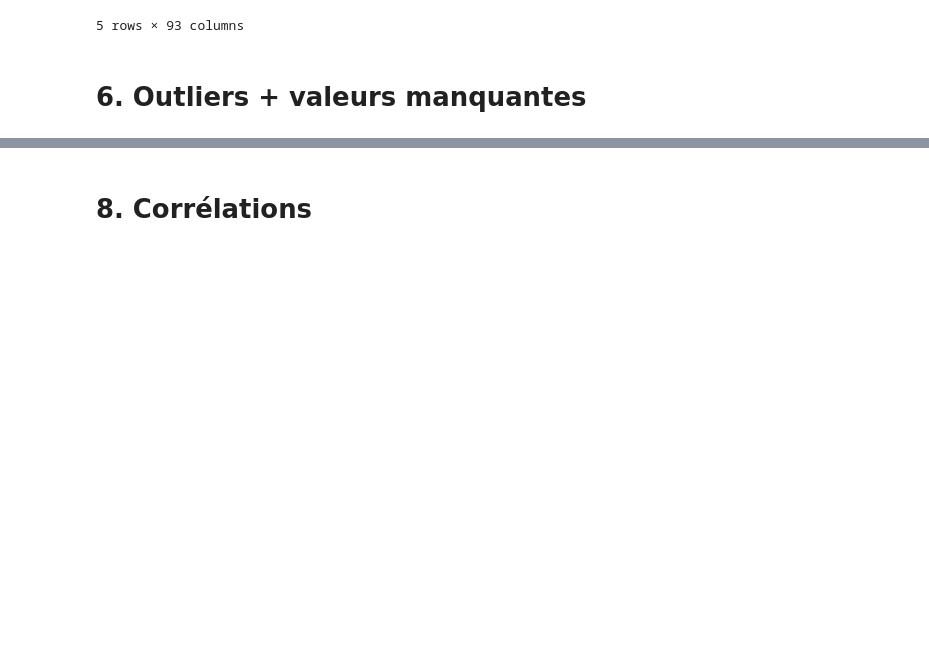
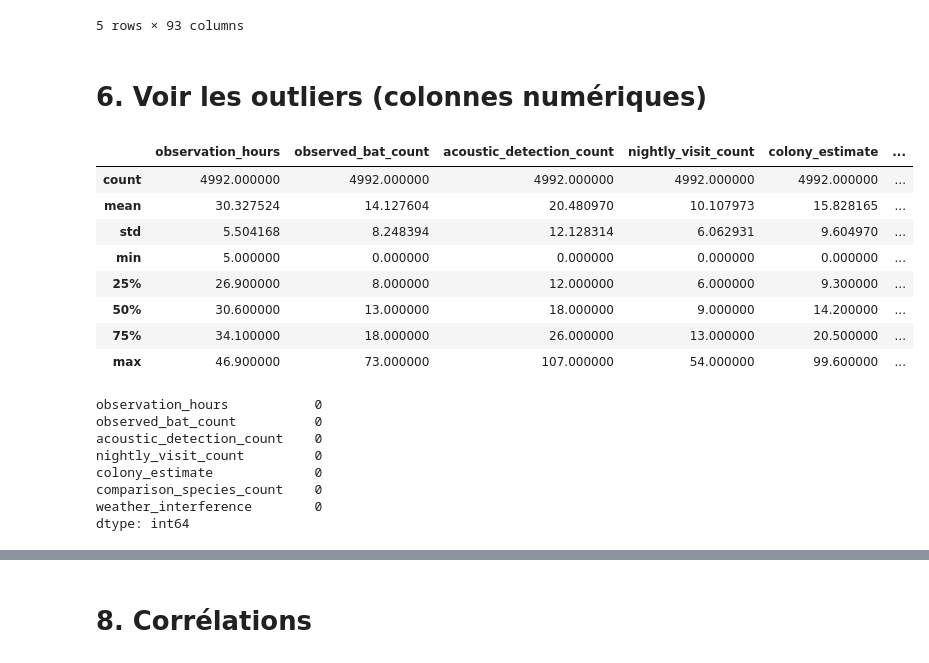
Before and after one commit to HananeDjouadi/G05-DataMining-2627, a Jupyter notebook: data/ecology/bat_surveys.ipynb, the cells around one changed output, grey strips where cells are left out. Saved outputs shown, nothing was run; the diff lists cells and outputs as text; code cells hidden in the pictures; blank space fills up the shorter version.

```diff
--- a/data/ecology/bat_surveys.ipynb
+++ b/data/ecology/bat_surveys.ipynb
@@ -566,4 +572,34 @@ Nouvelles dimensions du dataset : (4992, 93)
 | 4 | BAT-0000005 | 2019-05-05 18:00:00 | 2019-05-12 | 32.0 | 23 | 29 | ... |
 5 rows × 93 columns
 # %% [markdown]
-# 6. Outliers + valeurs manquantes
+# 6. Voir les outliers (colonnes numériques)
+# %%
+# Sélection des véritables variables quantitatives
+cols_mesures = [
+    'observation_hours', 'observed_bat_count', 'acoustic_detection_count',
+    'nightly_visit_count', 'colony_estimate', 'comparison_species_count',
+    'weather_interference'
+]
+
+# Générer le tableau statistique pour traquer les valeurs aberrantes
+display(df[cols_mesures].describe())
+
+print(df[cols_mesures].isna().sum())
+# %% [output]
+|  | observation_hours | observed_bat_count | acoustic_detection_count | nightly_visit_count | colony_estimate | ... |
+| count | 4992.000000 | 4992.000000 | 4992.000000 | 4992.000000 | 4992.000000 | ... |
+| mean | 30.327524 | 14.127604 | 20.480970 | 10.107973 | 15.828165 | ... |
+| std | 5.504168 | 8.248394 | 12.128314 | 6.062931 | 9.604970 | ... |
+| min | 5.000000 | 0.000000 | 0.000000 | 0.000000 | 0.000000 | ... |
+| 25% | 26.900000 | 8.000000 | 12.000000 | 6.000000 | 9.300000 | ... |
+| 50% | 30.600000 | 13.000000 | 18.000000 | 9.000000 | 14.200000 | ... |
+| 75% | 34.100000 | 18.000000 | 26.000000 | 13.000000 | 20.500000 | ... |
+| max | 46.900000 | 73.000000 | 107.000000 | 54.000000 | 99.600000 | ... |
+observation_hours           0
+observed_bat_count          0
+acoustic_detection_count    0
+nightly_visit_count         0
+colony_estimate             0
+comparison_species_count    0
+weather_interference        0
+dtype: int64
```
Also changed, not shown: parts of 12 cells of this notebook.
